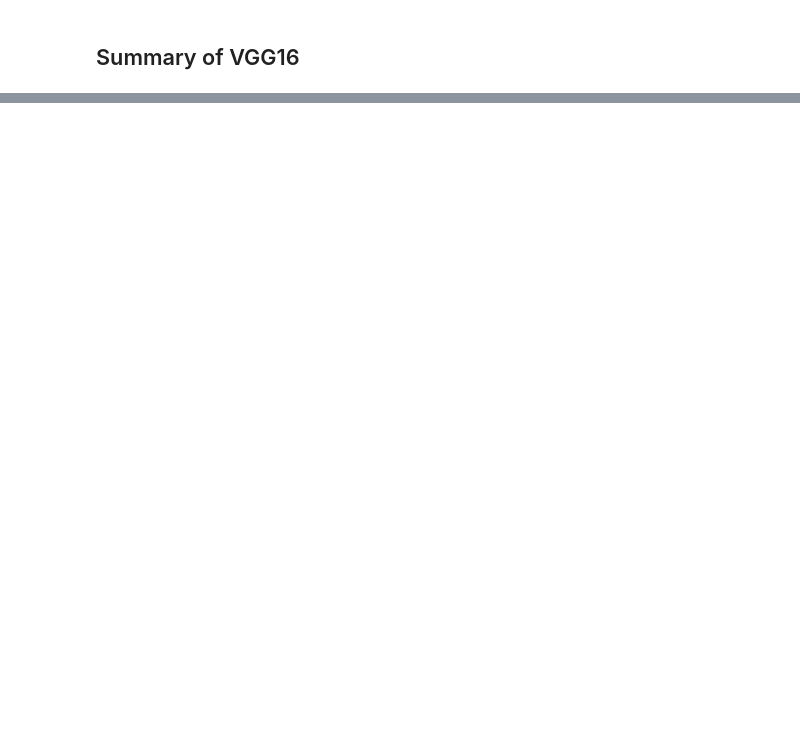
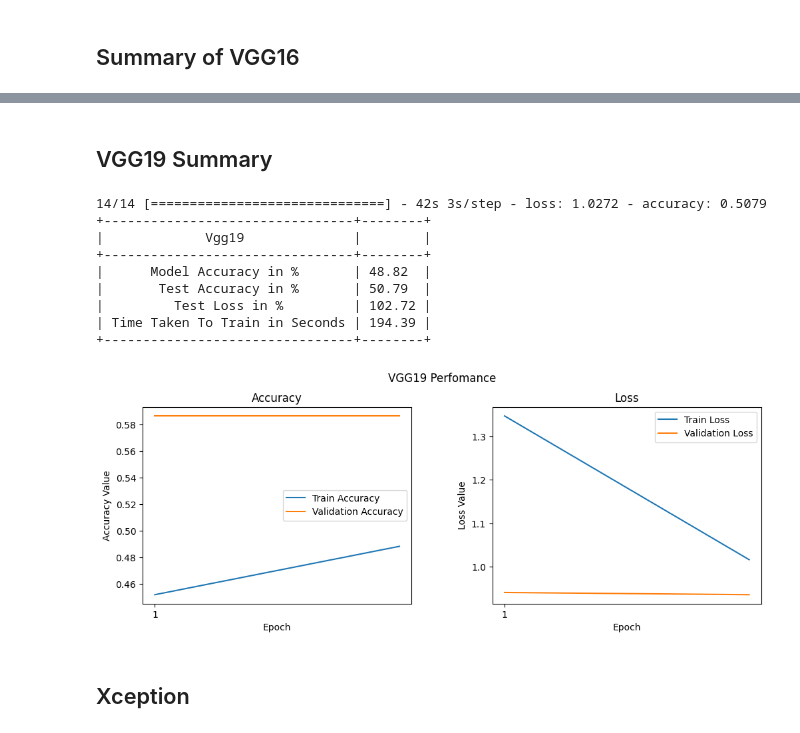
Before and after one commit to ankurkohli007/Cervical-Cancer-Detection-CNNs-VGG16-module-TensorFlow, a Jupyter notebook: Cervical Cancer Detection using CNNs (VGG16 module).ipynb, the cells around one changed output, grey strips where cells are left out. Saved outputs shown, nothing was run; the diff lists cells and outputs as text; code cells hidden in the pictures; blank space fills up the shorter version.

```diff
--- a/Cervical Cancer Detection using CNNs (VGG16 module).ipynb
+++ b/Cervical Cancer Detection using CNNs (VGG16 module).ipynb
@@ -518,0 +529,8 @@ Test image is Classified as Type 2 with 71.26% in vgg16
+# %%
+vgg19_start = time.time()
+vgg19_history = vgg19_model.fit(x=train_imgs_scaled, y=train_labels_1hotenc,
+                    batch_size=BATCH_SIZE,
+                    epochs=EPOCHS,
+                    validation_data=(val_imgs_scaled, val_labels_1hotenc),
+                    verbose=1)
+vgg19_stop = time.time()
@@ -518,0 +542,48 @@ Test image is Classified as Type 2 with 71.26% in vgg16
+# %% [markdown]
+## VGG19 Summary
+# %%
+vgg19_trainTime=vgg19_stop-vgg19_start
+vgg19_model_accuracy = vgg19_history.history['accuracy'][np.argmin(vgg19_history.history['loss'])]
+vgg19_model_score=vgg19_model.evaluate(test_imgs_scaled,test_labels_1hotenc)
+vgg19_Summary = PrettyTable(["Vgg19"," "])
+vgg19_Summary.add_row(["Model Accuracy in %", "{:.2f}".format(vgg19_model_accuracy*100)])
+vgg19_Summary.add_row(["Test Accuracy in %", "{:.2f}".format(vgg19_model_score[1]*100)])
+vgg19_Summary.add_row(["Test Loss in %", "{:.2f}".format(vgg19_model_score[0]*100)])
+vgg19_Summary.add_row(["Time Taken To Train in Seconds", "{:.2f}".format(vgg19_trainTime)])
+print(vgg19_Summary)
+
+
+f, (ax1, ax2) = plt.subplots(1, 2, figsize=(12, 4))
+t = f.suptitle('VGG19 Perfomance', fontsize=12)
+f.subplots_adjust(top=0.85, wspace=0.3)
+
+max_epoch = len(vgg19_history.history['accuracy'])+1
+epoch_list = list(range(1,max_epoch))
+ax1.plot(epoch_list, vgg19_history.history['accuracy'], label='Train Accuracy')
+ax1.plot(epoch_list, vgg19_history.history['val_accuracy'], label='Validation Accuracy')
+ax1.set_xticks(np.arange(1, max_epoch, 5))
+ax1.set_ylabel('Accuracy Value')
+ax1.set_xlabel('Epoch')
+ax1.set_title('Accuracy')
+l1 = ax1.legend(loc="best")
+
+ax2.plot(epoch_list, vgg19_history.history['loss'], label='Train Loss')
+ax2.plot(epoch_list, vgg19_history.history['val_loss'], label='Validation Loss')
+ax2.set_xticks(np.arange(1, max_epoch, 5))
+ax2.set_ylabel('Loss Value')
+ax2.set_xlabel('Epoch')
+ax2.set_title('Loss')
+l2 = ax2.legend(loc="best")
+# %% [output]
+14/14 [==============================] - 42s 3s/step - loss: 1.0272 - accuracy: 0.5079
++--------------------------------+--------+
+|             Vgg19              |        |
++--------------------------------+--------+
+|      Model Accuracy in %       | 48.82  |
+|       Test Accuracy in %       | 50.79  |
+|         Test Loss in %         | 102.72 |
+| Time Taken To Train in Seconds | 194.39 |
++--------------------------------+--------+
+[figure, added]
+# %% [markdown]
+## Xception
```
Also changed, not shown: parts of 19 cells of this notebook.
